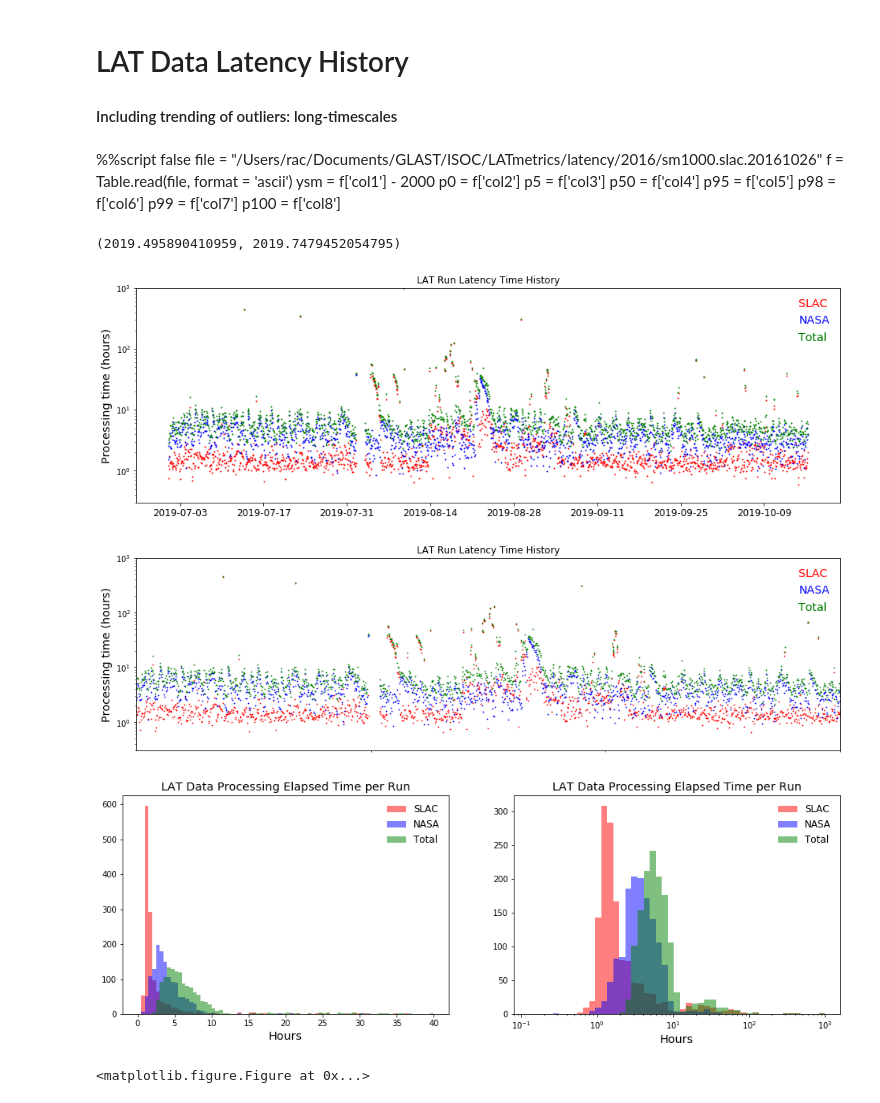
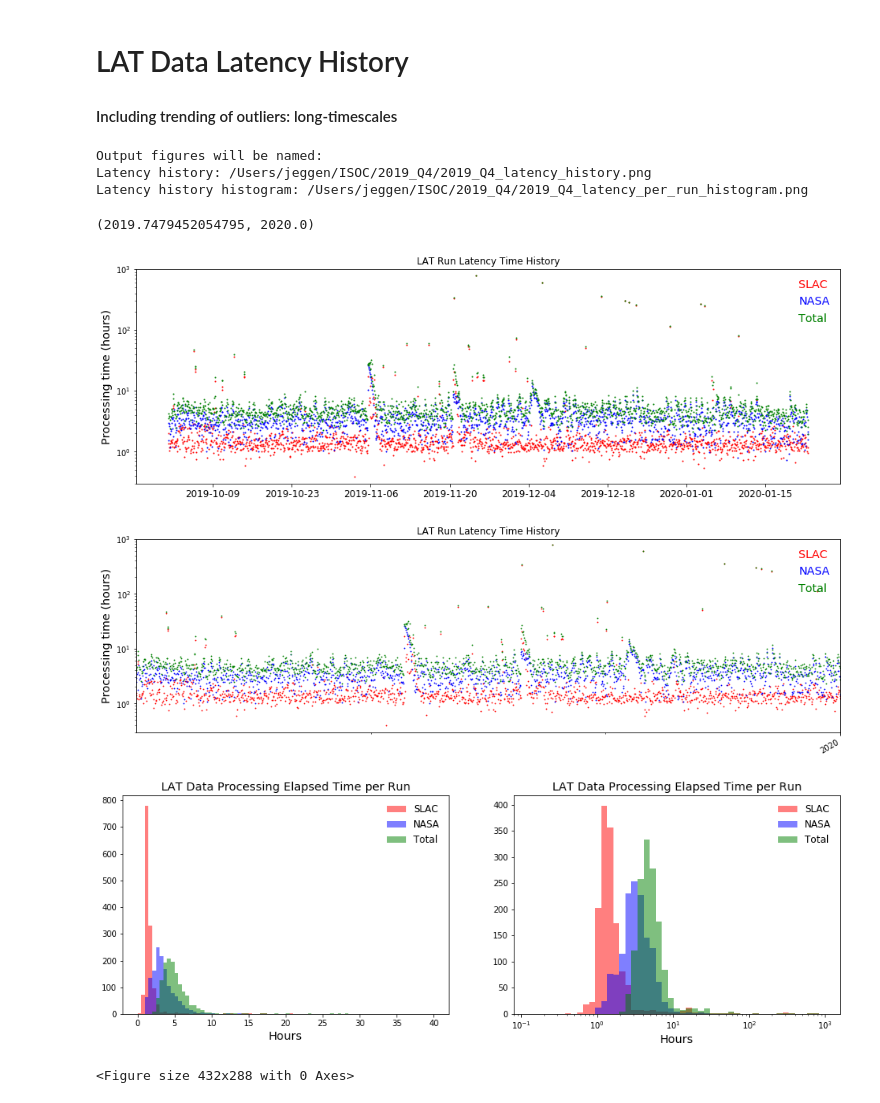
Before and after one commit to joeastro/fermiwork, a Jupyter notebook: latency-history.ipynb, the cells around one changed output. Cells and saved outputs as stored; diff of their text form; code cells hidden in the pictures.

Commit message:
Add files via upload
Re-factored to reduce and consolidate variables.

```diff
--- a/latency-history.ipynb
+++ b/latency-history.ipynb
@@ -14,9 +13,30 @@ import datetime as dt
 plt.rc('font', size = 20)
 from matplotlib.ticker import (MultipleLocator, FormatStrFormatter, AutoMinorLocator)
+# %%
+# Just put all the variables here, so we don't have to hunt for them
+Year_Qtr = "2019_Q4" # used to name output figures
+basedir = "/Users/jeggen/ISOC/2019_Q4/" # this is where you keep the source data file and store output figures
+datafile = basedir+"datetimes.20200122" # make this with dates.pl
+startYMD = (2019,10,1)
+endYMD = (2020,1,1)
+
+# specify the time range for the histograms and time-history plot of LAT data processing latency
+start = "2019-10-01 00:00:00"
+end = "2020-01-01 00:00:00"
+dnt0 = dt.datetime.strptime(start,"%Y-%m-%d %H:%M:%S")
+dnt1 = dt.datetime.strptime(end,"%Y-%m-%d %H:%M:%S")
+
+print "Output figures will be named:"
+print "Latency history:",basedir+Year_Qtr+"_latency_history.png"
+print "Latency history histogram:",basedir+Year_Qtr+"_latency_per_run_histogram.png"
+# %% [output]
+Output figures will be named:
+Latency history: /Users/jeggen/ISOC/2019_Q4/2019_Q4_latency_history.png
+Latency history histogram: /Users/jeggen/ISOC/2019_Q4/2019_Q4_latency_per_run_histogram.png
 # %%
 # read regular ASCII tabular files of data
 
-file = "/Users/jeggen/ISOC/2019_Q3/datetimes.20191016"
+file = datafile
 f = Table.read(file, format = 'ascii')
 ymd = f['YMD']
 hms = f['HMS']
@@ -24,17 +44,3 @@ fy = f['FYear'] # - 2000
 slact = f['SLAC']
 nasat = f['NASA']
 tott = f['TOTAL']
-#dnt = [dt.datetime.strptime(ymd[i]+hms[i],"%Y-%m-%d%H:%M:%S") for i in range(len(ymd))]
-#(fy, dnt)
-# %% [markdown]
-%%script false
-file = "/Users/rac/Documents/GLAST/ISOC/LATmetrics/latency/2016/sm1000.slac.20161026"
-f = Table.read(file, format = 'ascii')
-ysm = f['col1'] - 2000
-p0  = f['col2']
-p5  = f['col3']
-p50 = f['col4']
-p95 = f['col5']
-p98 = f['col6']
-p99 = f['col7']
-p100 = f['col8']
@@ -58,9 +47,8 @@ plt.show()
 # %%
 # specify the time range for the histograms and time-history plot of LAT data processing latency
+startYMD = startYMD
+endYMD = endYMD
 
-startYMD = (2019,7,1)
-endYMD = (2019,10,1)
-#
 ylen = float(format(dt.datetime(startYMD[0],12,31), '%j'))
 doy = float(format(dt.datetime(startYMD[0],startYMD[1],startYMD[2]), '%j'))-1
 startFY = startYMD[0]+doy/ylen
@@ -69,7 +57,7 @@ doy = float(format(dt.datetime(endYMD[0],endYMD[1],endYMD[2]), '%j'))-1
 endFY = endYMD[0]+doy/ylen
 (startFY,endFY)
 # %% [output]
-(2019.495890410959, 2019.7479452054795)
+(2019.7479452054795, 2020.0)
 # %%
 # extract the data to be used in the time history plot
 ok = (fy > startFY)
@@ -118,40 +99,40 @@ adf.scaled[30.] = '%Y-%m-%d' # set the > 1month < 1Y x-axis scale to Y-m
 adf.scaled[365.] = '%Y' # set the > 1year x-axis scale to Y
 
 plt.draw()
-plt.savefig('2019_Q3_latency_history.png')
+plt.savefig(basedir+Year_Qtr+"_latency_history.png")
 # %% [output]
-[figure, old version]
+[figure, new version]
 # %%
 majorLocator = MultipleLocator(1)
 #majorFormatter = FormatStrFormatter('%d')
 minorLocator = AutoMinorLocator(12)
 
 def color_legend_texts(leg):
     """Color legend texts based on color of corresponding lines"""
     for line, txt in zip(leg.get_lines(), leg.get_texts()):
         txt.set_color(line.get_color())
 
 fig = plt.figure(figsize = [16,5])
 ax = fig.add_subplot(111)
-ax.set_xlim(2019.5,2019.75)
+ax.set_xlim(2019.75,2020.0)
 ax.set_ylim(.3,1000)
 ax.xaxis.set_major_locator(majorLocator)
 ax.xaxis.set_minor_locator(minorLocator)
 ax.plot(fy, slact, '.',color='r',label='SLAC',markersize=1.6)
 ax.plot(fy, nasat, '.', color='b',label='NASA',markersize=1.6)
 ax.plot(fy, tott, '.',color='g',label='Total',markersize=1.6)
 #ax.minorticks_on()
 #plt.xlabel("Year",fontsize='medium')
 plt.ylabel("Processing time (hours)",fontsize='x-large')
 plt.title("LAT Run Latency Time History")
 plt.yscale('log')
 plt.gcf().autofmt_xdate()
 legend = ax.legend(loc='upper right', fontsize='x-large', markerscale = 0,frameon = 0)
 color_legend_texts(legend)
 
 plt.show()
 # %% [output]
-[figure, old version]
+[figure, new version]
 # %%
 # extract the data to be used in the histograms
 ok = (fy < endFY)
@@ -186,7 +167,7 @@ ax2.set_title("LAT Data Processing Elapsed Time per Run",fontsize='x-large')
 plt.xscale('log')
 legend = ax2.legend(loc='upper right', fontsize='large',frameon = 0)
 plt.show()
-plt.savefig('/Users/jeggen/ISOC/2019_Q3/2019_Q3_latency_per_run_histogram.png')
+plt.savefig(basedir+Year_Qtr+"_latency_per_run_histogram.png")
 # %% [output]
-[figure, old version]
+[figure, new version]
-<matplotlib.figure.Figure at 0x...>
+<Figure size 432x288 with 0 Axes>
```
Also changed, not shown: parts of 3 cells of this notebook.
